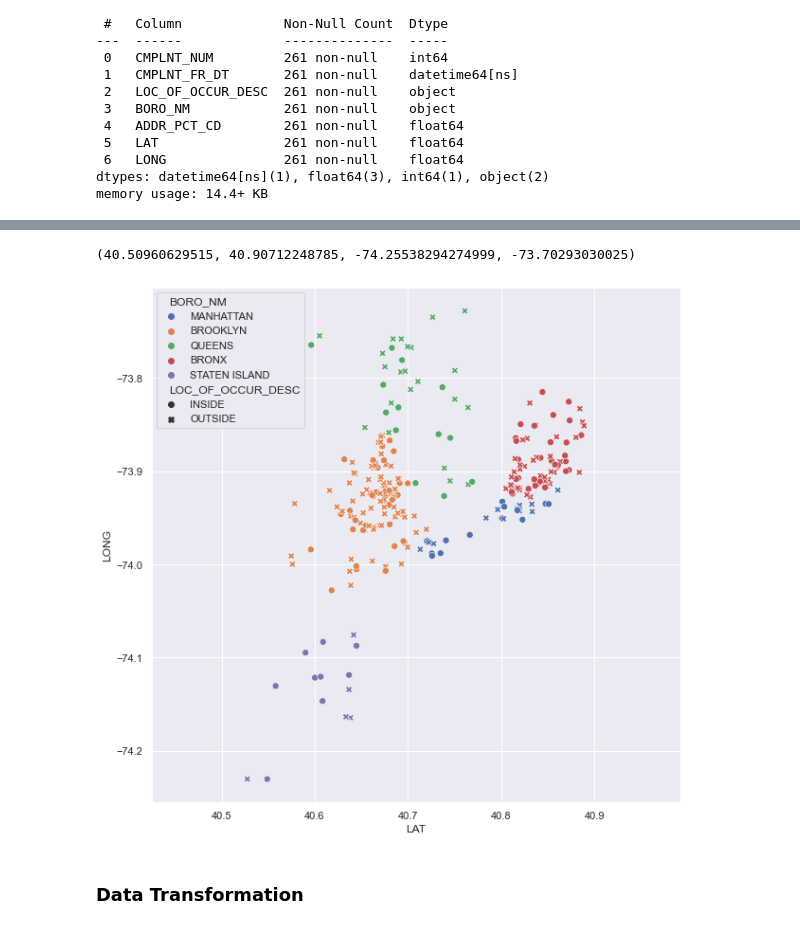
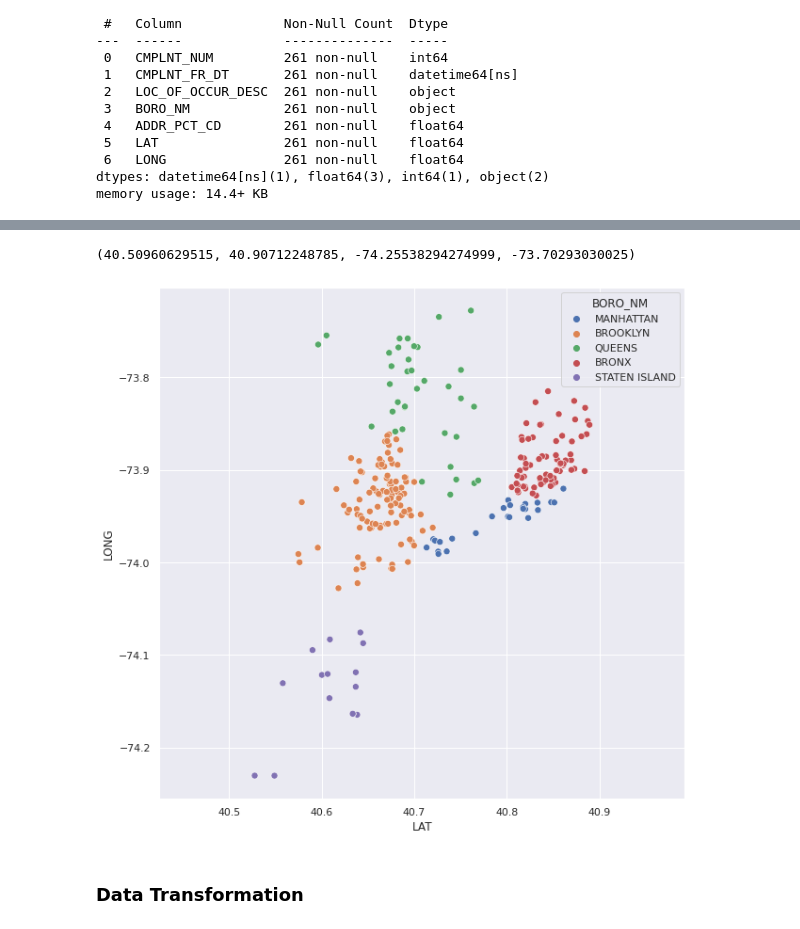
Before and after one commit to pedroteche-ih/DAFT_MEX_202209, a Jupyter notebook: Agg. Clustering II - DBSCAN.ipynb, the cells around one changed output, grey strips where cells are left out. Drawn from its saved outputs; the diff is of its cells as text; code cells hidden in the pictures.

```diff
--- a/Agg. Clustering II - DBSCAN.ipynb
+++ b/Agg. Clustering II - DBSCAN.ipynb
@@ -37,13 +46,13 @@ memory usage: 14.4+ KB
 # %%
 plt.figure(figsize=(10, 10))
 sns.scatterplot(
     data=tb_murder, x="LAT", y="LONG",
-    hue="BORO_NM", style="LOC_OF_OCCUR_DESC", s = 50
+    hue="BORO_NM", s = 50
 )
 plt.axis("equal")
 # %% [output]
 (40.50960629515, 40.90712248785, -74.25538294274999, -73.70293030025)
-[figure, old version]
+[figure, new version]
 # %% [markdown]
 ### Data Transformation
 # %%
```
Also changed, not shown: parts of 36 cells of this notebook.
